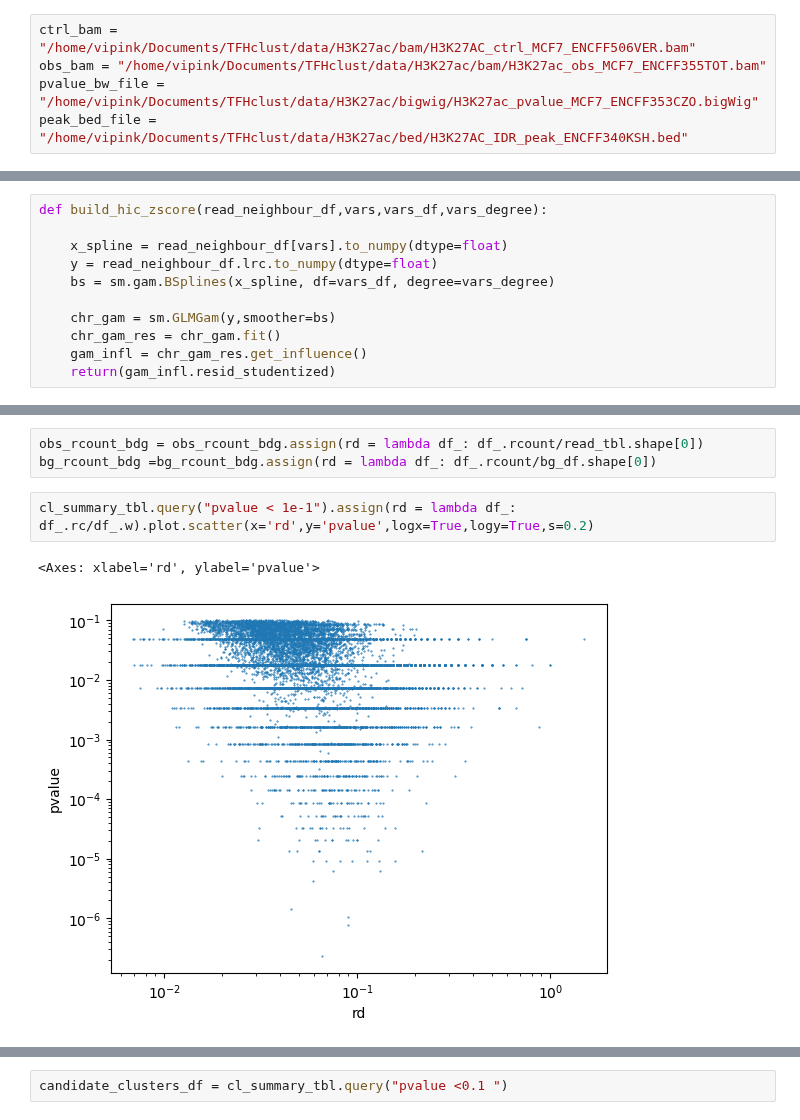
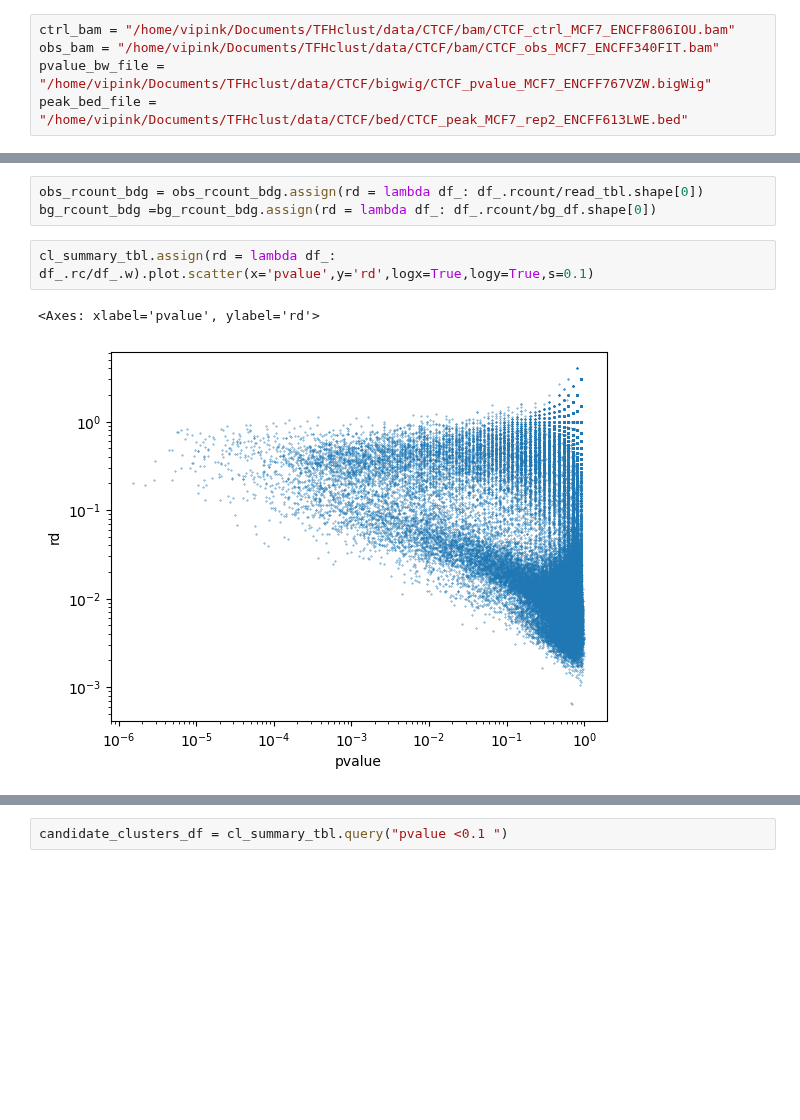
Before and after one commit to princeps091-binf/TFHclust, a Jupyter notebook: scripts/explore_pysam.ipynb, the cells around one changed output, grey strips where cells are left out. Cells and saved outputs as stored; diff of their text form; blank space fills up the shorter version.

```diff
--- a/scripts/explore_pysam.ipynb
+++ b/scripts/explore_pysam.ipynb
@@ -40,10 +40,10 @@ def build_hic_zscore(data_tbl,vars,vars_df,vars_degree,target_var):
     new_data_tbl = data_tbl.assign(zscore = gam_infl.resid_studentized,pvalue = mod_pvalue)
     return new_data_tbl
 # %%
-ctrl_bam = "/home/vipink/Documents/TFHclust/data/H3K27ac/bam/H3K27AC_ctrl_MCF7_ENCFF506VER.bam"
-obs_bam = "/home/vipink/Documents/TFHclust/data/H3K27ac/bam/H3K27ac_obs_MCF7_ENCFF355TOT.bam"
-pvalue_bw_file = "/home/vipink/Documents/TFHclust/data/H3K27ac/bigwig/H3K27ac_pvalue_MCF7_ENCFF353CZO.bigWig"
-peak_bed_file = "/home/vipink/Documents/TFHclust/data/H3K27ac/bed/H3K27AC_IDR_peak_ENCFF340KSH.bed"
+ctrl_bam = "/home/vipink/Documents/TFHclust/data/CTCF/bam/CTCF_ctrl_MCF7_ENCFF806IOU.bam"
+obs_bam = "/home/vipink/Documents/TFHclust/data/CTCF/bam/CTCF_obs_MCF7_ENCFF340FIT.bam"
+pvalue_bw_file = "/home/vipink/Documents/TFHclust/data/CTCF/bigwig/CTCF_pvalue_MCF7_ENCFF767VZW.bigWig"
+peak_bed_file = "/home/vipink/Documents/TFHclust/data/CTCF/bed/CTCF_peak_MCF7_rep2_ENCFF613LWE.bed"
 # %%
 ctrl_bamfile = pysam.AlignmentFile(ctrl_bam, "rb")
 obs_bamfile = pysam.AlignmentFile(obs_bam, "rb")
@@ -116,17 +116,6 @@ data_tbl = (tmp_chr_hdb_summary_tbl
             .assign(lrc = lambda df_: np.log10(df_.rc), lbg = lambda df_: np.log10(df_.bg_count))
             .assign(lbg2 = lambda df_: np.where(df_.bg_count.lt(1),0,df_.lbg))
             )
-# %%
-def build_hic_zscore(read_neighbour_df,vars,vars_df,vars_degree):
-
-    x_spline = read_neighbour_df[vars].to_numpy(dtype=float)
-    y = read_neighbour_df.lrc.to_numpy(dtype=float)
-    bs = sm.gam.BSplines(x_spline, df=vars_df, degree=vars_degree)
-
-    chr_gam = sm.GLMGam(y,smoother=bs)
-    chr_gam_res = chr_gam.fit()
-    gam_infl = chr_gam_res.get_influence()
-    return(gam_infl.resid_studentized)
 # %%
 mod_res_tbl = build_hic_zscore(data_tbl,['lbg2'],[10],[3],'lrc')
 # %%
@@ -228,10 +217,10 @@ bg_rcount_bdg = pd.concat([pd.DataFrame({'DNA_pos':bg_df.start.to_numpy() }).ass
 obs_rcount_bdg = obs_rcount_bdg.assign(rd = lambda df_: df_.rcount/read_tbl.shape[0])
 bg_rcount_bdg =bg_rcount_bdg.assign(rd = lambda df_: df_.rcount/bg_df.shape[0])
 # %%
-cl_summary_tbl.query("pvalue < 1e-1").assign(rd = lambda df_: df_.rc/df_.w).plot.scatter(x='rd',y='pvalue',logx=True,logy=True,s=0.2)
+cl_summary_tbl.assign(rd = lambda df_: df_.rc/df_.w).plot.scatter(x='pvalue',y='rd',logx=True,logy=True,s=0.1)
 # %% [output]
-<Axes: xlabel='rd', ylabel='pvalue'>
+<Axes: xlabel='pvalue', ylabel='rd'>
-[figure, old version]
+[figure, new version]
 # %%
 cl_summary_tbl.pvalue.plot.kde()
 # %% [output]
```
Also changed, not shown: parts of 20 cells of this notebook, 1 other file.
